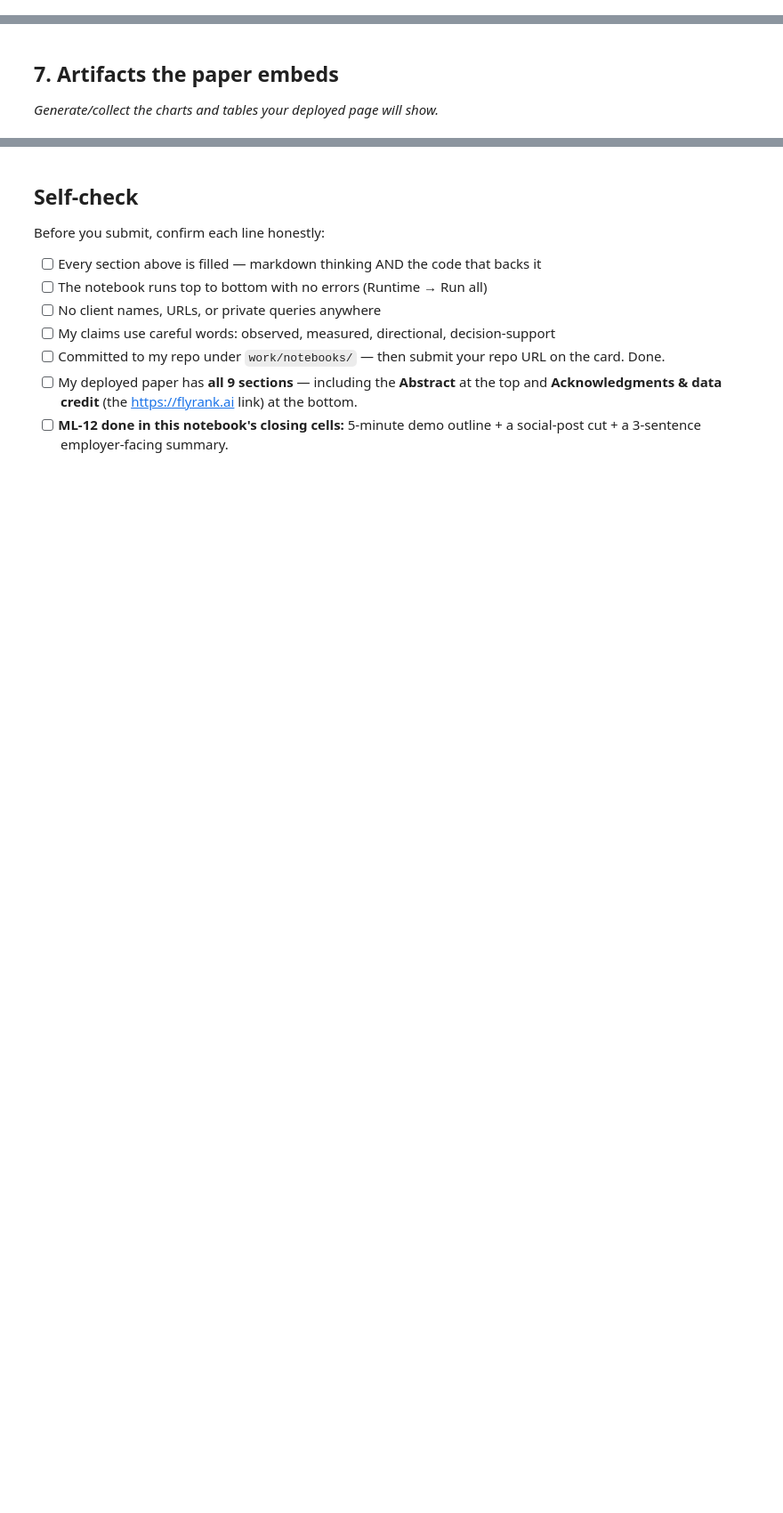
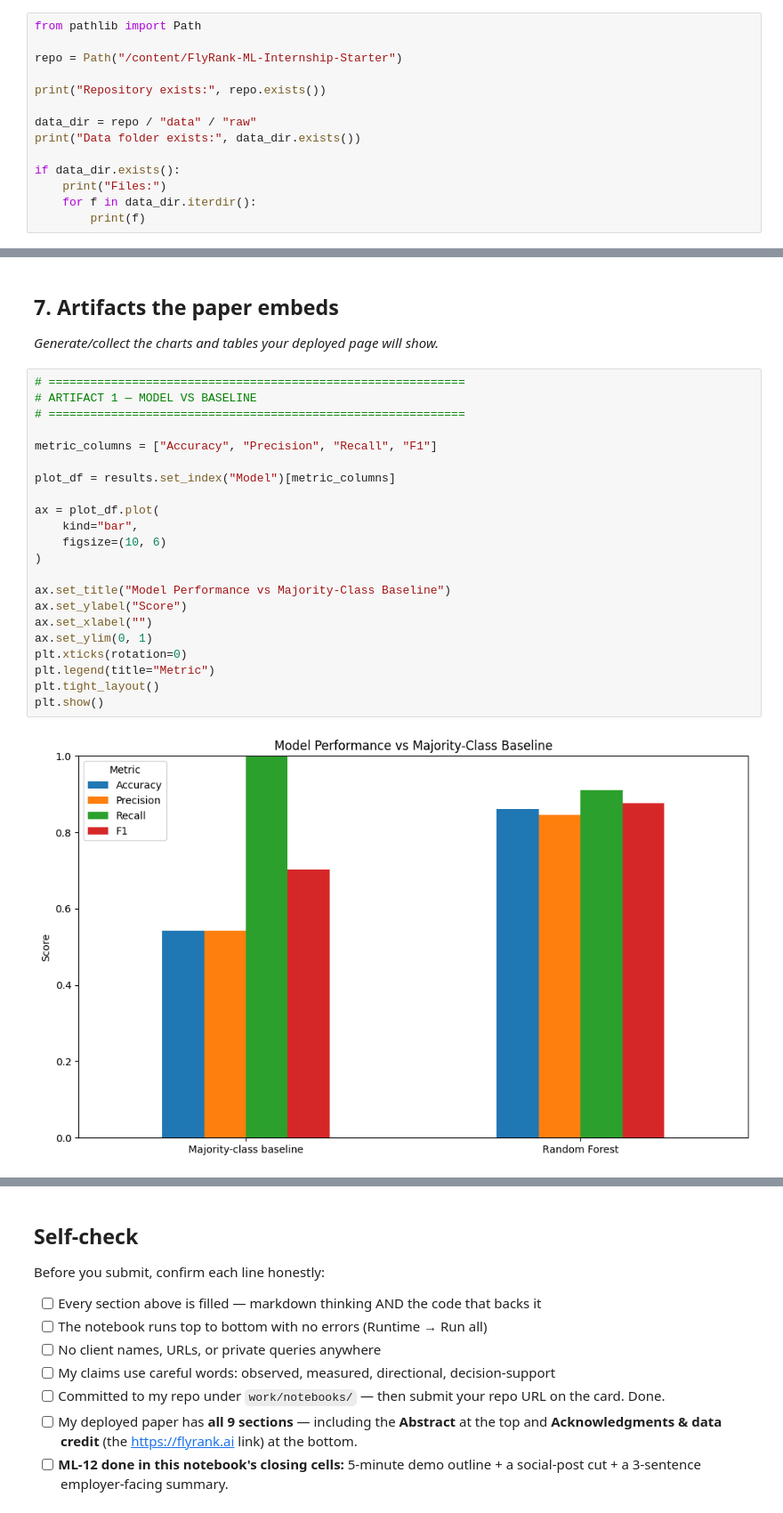
Before and after one commit to MalikZeeshan1122/FlyRank-ML-Internship-Starter, a Jupyter notebook: work/notebooks/capstone.ipynb, the cells around one changed output, grey strips where cells are left out. Shown at 89% size. Saved outputs shown, nothing was run; the diff lists cells and outputs as text; blank space fills up the shorter version.

```diff
--- a/work/notebooks/capstone.ipynb
+++ b/work/notebooks/capstone.ipynb
@@ -16,0 +98,14 @@ This skeleton is yours to fill. Work the sections **in order** — each one has
+# %%
+from pathlib import Path
+
+repo = Path("/content/FlyRank-ML-Internship-Starter")
+
+print("Repository exists:", repo.exists())
+
+data_dir = repo / "data" / "raw"
+print("Data folder exists:", data_dir.exists())
+
+if data_dir.exists():
+    print("Files:")
+    for f in data_dir.iterdir():
+        print(f)
@@ -34,3 +694,27 @@ This skeleton is yours to fill. Work the sections **in order** — each one has
 ## 7. Artifacts the paper embeds
 
 *Generate/collect the charts and tables your deployed page will show.*
+# %%
+# ============================================================
+# ARTIFACT 1 — MODEL VS BASELINE
+# ============================================================
+
+metric_columns = ["Accuracy", "Precision", "Recall", "F1"]
+
+plot_df = results.set_index("Model")[metric_columns]
+
+ax = plot_df.plot(
+    kind="bar",
+    figsize=(10, 6)
+)
+
+ax.set_title("Model Performance vs Majority-Class Baseline")
+ax.set_ylabel("Score")
+ax.set_xlabel("")
+ax.set_ylim(0, 1)
+plt.xticks(rotation=0)
+plt.legend(title="Metric")
+plt.tight_layout()
+plt.show()
+# %% [output]
+[figure, added]
```
Also changed, not shown: parts of 28 cells of this notebook.
